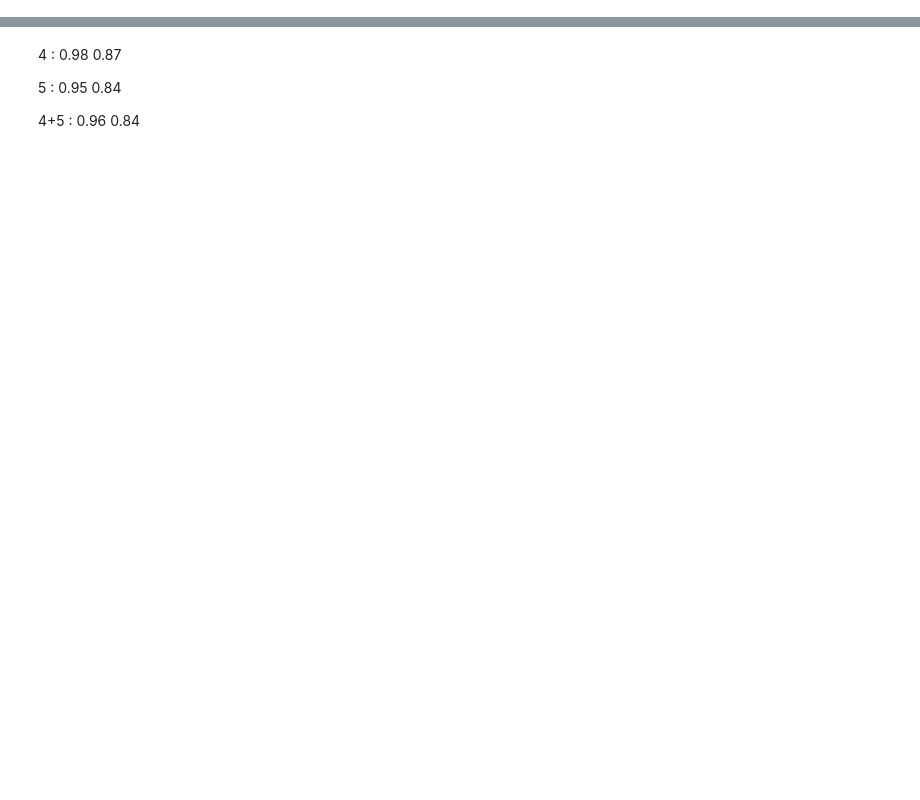
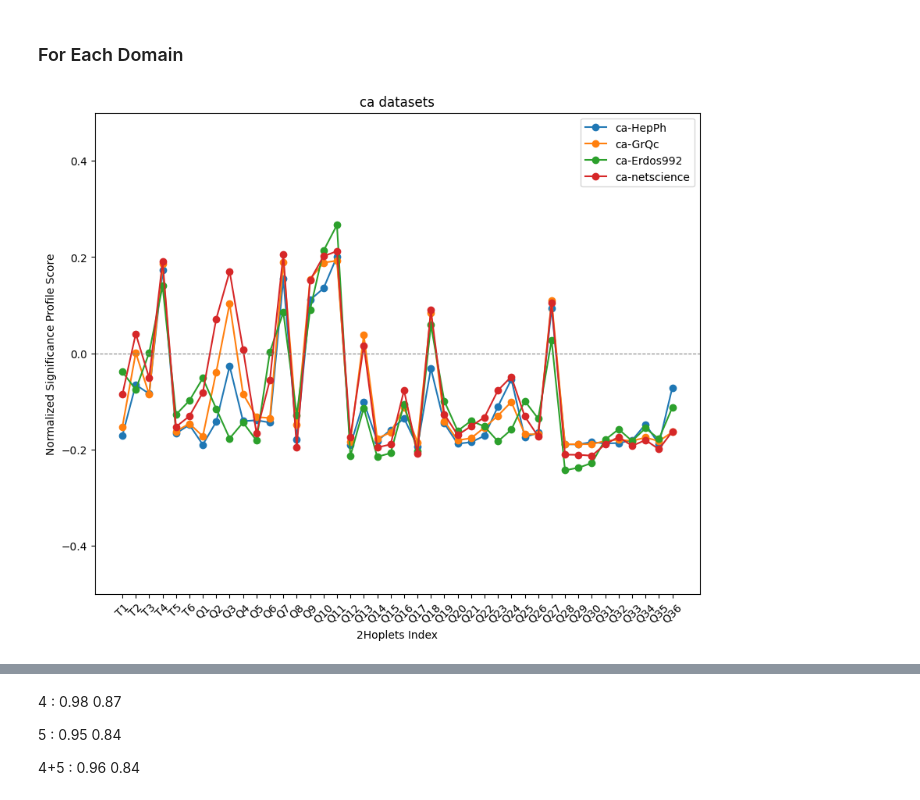
Before and after one commit to thisis05/distance-extended-graphlet, a Jupyter notebook: profile.ipynb, the cells around one changed output, grey strips where cells are left out. Drawn from its saved outputs; the diff is of its cells as text; code cells hidden in the pictures; blank space fills up the shorter version.

```diff
--- a/profile.ipynb
+++ b/profile.ipynb
@@ -114,3 +114,21 @@ def conf_mat(labels, correlation_matrix):
     #ax.set_xticklabels([''] * len(labels))
     #ax.set_yticklabels([''] * len(labels))
     plt.show()
+# %% [markdown]
+### For Each Domain
+# %%
+datasets = [
+            'ca-HepPh', 'ca-GrQc', 'ca-Erdos992', 'ca-netscience',
+            'web-indochina-2004', 'web-sk-2005', # 'web-edu', 'web-webbase',
+            'email-univ','email-Enron', 'email-EU',
+            'socfb-Haverford76', 'socfb-Hamilton46', 'socfb-UCSC68', 'socfb-UC64',
+            'roadNet-CA', 'roadNet-TX', 'roadNet-PA',
+            'loc-brightkite',
+            'tags-ask-ubuntu', 'tags-math-sx',
+            ]
+real, random = load_json_convert("extend_output")
+# %%
+domain = real[real['dataset'] == 'datasets']['domain']
+corr = sig_profile(real, random, labels_2hop_all, datasets, domain='ca')
+# %% [output]
+[figure, added]
```
Also changed, not shown: parts of 13 cells of this notebook, 39 other files.
